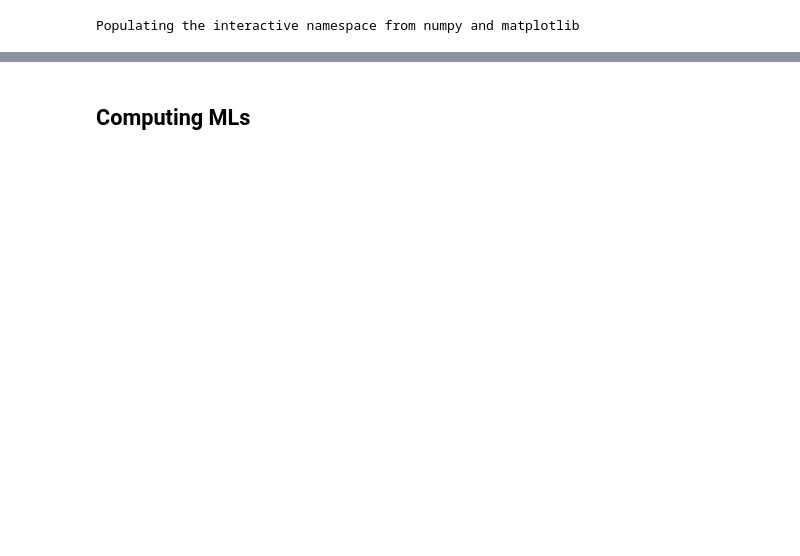
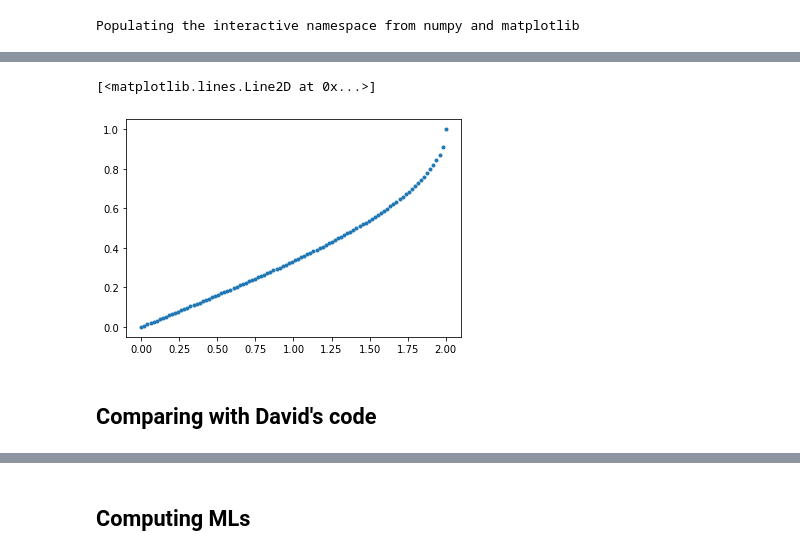
Before and after one commit to damonge/schNell, a Jupyter notebook: mlisa_test.ipynb, the cells around one changed output, grey strips where cells are left out. Cells and saved outputs as stored; diff of their text form; code cells hidden in the pictures; blank space fills up the shorter version.

```diff
--- a/mlisa_test.ipynb
+++ b/mlisa_test.ipynb
@@ -83,3 +114,12 @@ start_color = np.array((0, 0, 0, 1))
 end_color = np.array((0, 1, 1, 1))
 def choose_color(i, n, st_c=start_color, en_c=end_color):
     return st_c + (en_c-st_c) * i / n
+# %%
+baselines = np.linspace(0, 2, 100)
+ang_seps = 2 * np.arcsin(baselines / 2)
+plt.plot(baselines, ang_seps / np.pi, '.')
+# %% [output]
+[<matplotlib.lines.Line2D at 0x...>]
+[figure, added]
+# %% [markdown]
+## Comparing with David's code
```
Also changed, not shown: parts of 20 cells of this notebook.
